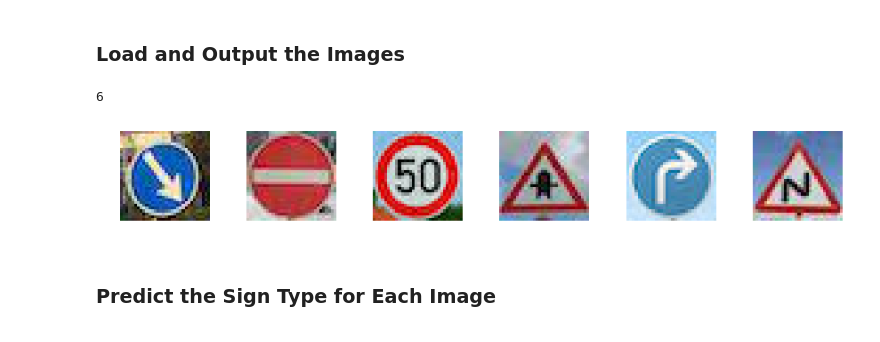
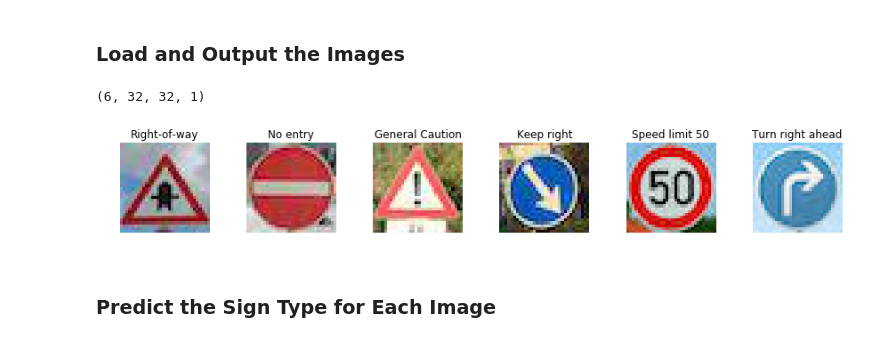
Before and after one commit to stevenjnovotny/Sign-Classifier, a Jupyter notebook: Traffic_Sign_Classifier.ipynb, the cells around one changed output. Saved outputs shown, nothing was run; the diff lists cells and outputs as text; code cells hidden in the pictures.

Commit message:
classify additional images

```diff
--- a/Traffic_Sign_Classifier.ipynb
+++ b/Traffic_Sign_Classifier.ipynb
@@ -406,20 +406,28 @@ Download at least five pictures of German traffic signs from the web and use the
 # %%
 ### Load the images and plot them.
 
 X_additional = []
+#print(os.listdir("additional/"))
+sign_labels = []
 for image_file in os.listdir("additional/"):
-    image = mpimg.imread("additional/"+image_file)
-    X_additional.append(image)
+    if 'jpg' in image_file:
+        image = mpimg.imread("additional/"+image_file)
+        X_additional.append(image)
+        sign_labels.append(image_file.split('.')[0])
 X_additional = np.array(X_additional)
 n_extras = len(X_additional)
-print(n_extras)
 fig, ax = plt.subplots(nrows=1, ncols=n_extras, figsize=(12,3))
 fig.tight_layout()
 for i in range(n_extras):
     ax[i].imshow(X_additional[i])
     ax[i].set_axis_off()
+    ax[i].set_title(sign_labels[i])
+
+X_additional_g = convert2gray(X_additional)
+X_additional_n = normalize(X_additional_g)
+print(X_additional_n.shape)
 # %% [output]
-6
+(6, 32, 32, 1)
-[figure, old version]
+[figure, new version]
 # %% [markdown]
 ### Predict the Sign Type for Each Image
```
Also changed, not shown: parts of 2 cells of this notebook, 6 other files.
